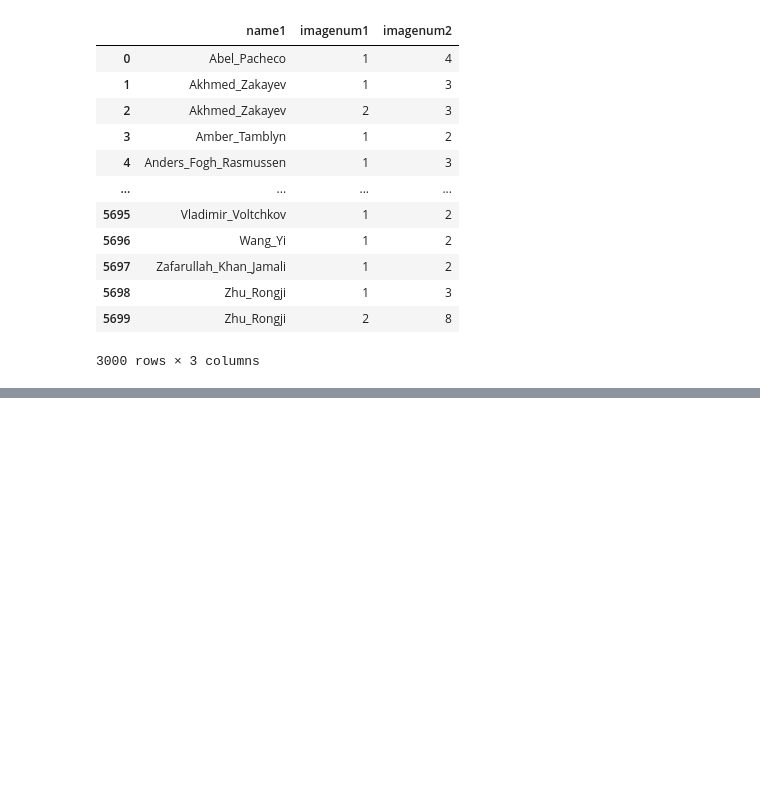
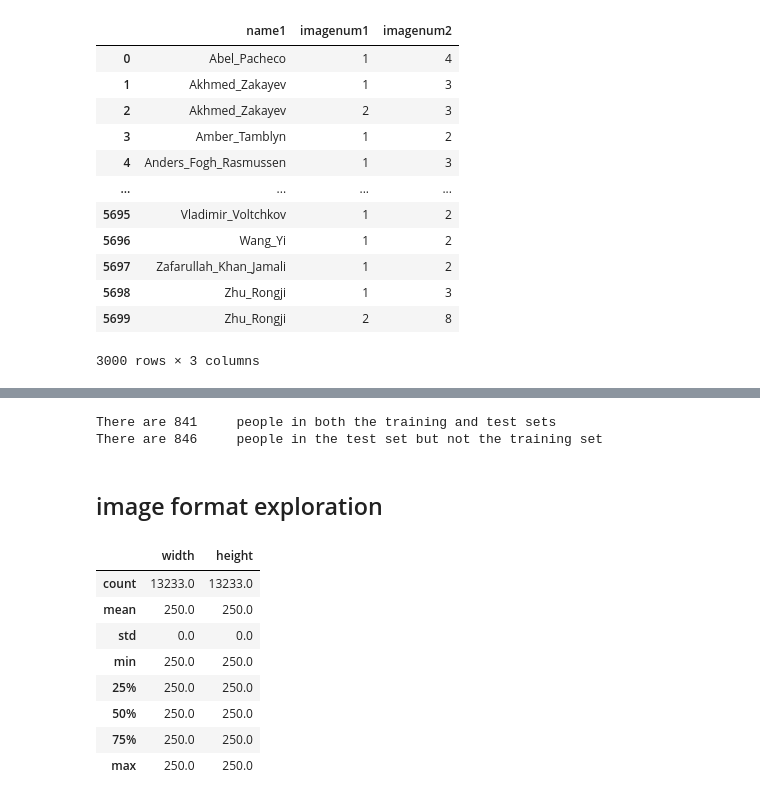
Before and after one commit to indhra/Face_recognition_CNN, a Jupyter notebook: Face_recognition_using_CNN.ipynb, the cells around one changed output, grey strips where cells are left out. Drawn from its saved outputs; the diff is of its cells as text; code cells hidden in the pictures; blank space fills up the shorter version.

```diff
--- a/Face_recognition_using_CNN.ipynb
+++ b/Face_recognition_using_CNN.ipynb
@@ -98,0 +159,32 @@ dict_keys(['data', 'pairs', 'target', 'target_names', 'DESCR'])
+# %%
+# make sure there is a mix of seen and unseen people in the test set
+print(f'There are {len(set(lfw_train.name).intersection(set(lfw_test.name)))} \
+    people in both the training and test sets')
+print(f'There are {len(set(lfw_test.name).difference(set(lfw_train.name)))} \
+    people in the test set but not the training set')
+# %% [output]
+There are 841     people in both the training and test sets
+There are 846     people in the test set but not the training set
+# %% [markdown]
+## image format exploration
+# %%
+widths = []
+heights = []
+files = image_paths.image_path
+for file in files:
+    img = Image.open('data/lfw-deepfunneled/lfw-deepfunneled'+ '/' +file)
+    widths.append(img.size[0])
+    heights.append(img.size[1])
+
+pd.DataFrame({'width':widths, 'height':heights}).describe()
+## all images are 250x250 pixels
+# %% [output]
+|  | width | height |
+| count | 13233.0 | 13233.0 |
+| mean | 250.0 | 250.0 |
+| std | 0.0 | 0.0 |
+| min | 250.0 | 250.0 |
+| 25% | 250.0 | 250.0 |
+| 50% | 250.0 | 250.0 |
+| 75% | 250.0 | 250.0 |
+| max | 250.0 | 250.0 |
```
Also changed, not shown: parts of 19 cells of this notebook, 1 other file.
